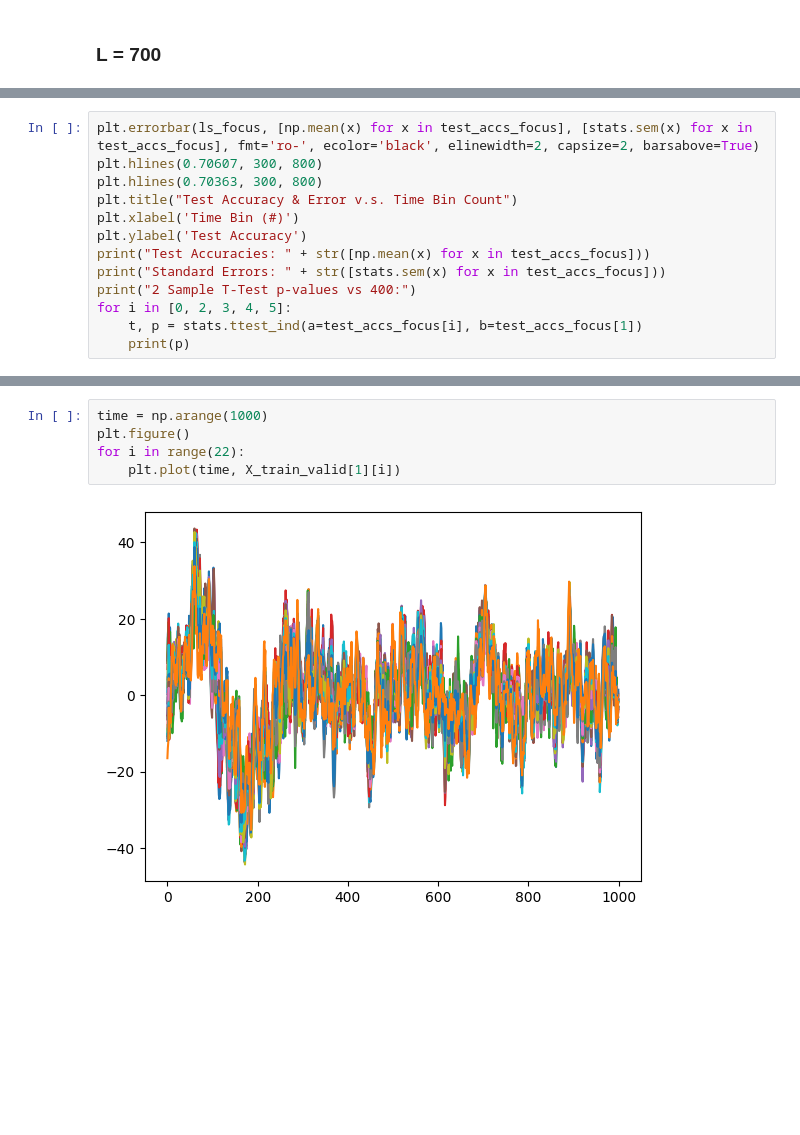
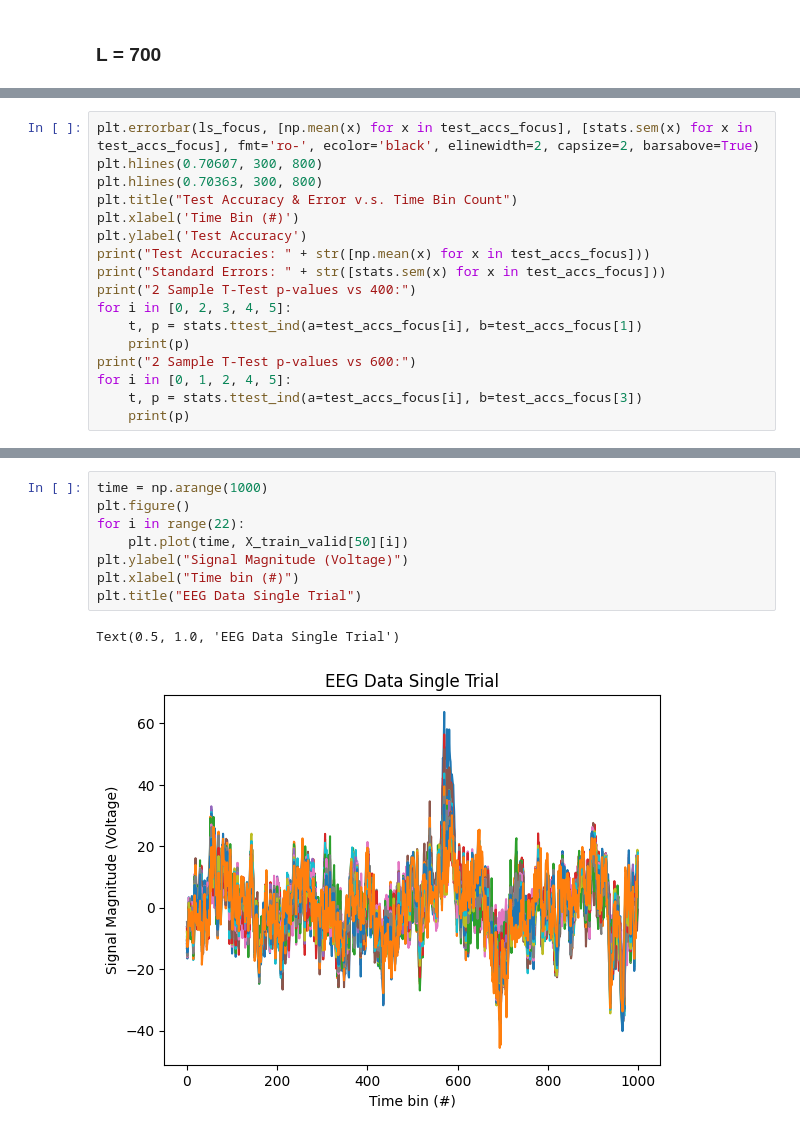
Before and after one commit to TurnerKaminski/ECE147-Final-Project, a Jupyter notebook: Time_bin_Experiment.ipynb, the cells around one changed output, grey strips where cells are left out. Drawn from its saved outputs; the diff is of its cells as text; blank space fills up the shorter version.

```diff
--- a/Time_bin_Experiment.ipynb
+++ b/Time_bin_Experiment.ipynb
@@ -536,6 +451,10 @@ print("2 Sample T-Test p-values vs 400:")
 for i in [0, 2, 3, 4, 5]:
     t, p = stats.ttest_ind(a=test_accs_focus[i], b=test_accs_focus[1])
     print(p)
+print("2 Sample T-Test p-values vs 600:")
+for i in [0, 1, 2, 4, 5]:
+    t, p = stats.ttest_ind(a=test_accs_focus[i], b=test_accs_focus[3])
+    print(p)
 # %% [output]
 Test Accuracies: [0.696387, 0.7162510000000001, 0.704966, 0.7124159999999999, 0.7069970000000001, 0.699774]
 Standard Errors: [0.007226767380909517, 0.006305010080175222, 0.005953978165898831, 0.004232361883288229, 0.004636057724211617, 0.006295109777526607]
@@ -549,7 +483,11 @@ Standard Errors: [0.007226767380909517, 0.006305010080175222, 0.0059539781658988
 # %%
 time = np.arange(1000)
 plt.figure()
 for i in range(22):
-    plt.plot(time, X_train_valid[1][i])
+    plt.plot(time, X_train_valid[50][i])
+plt.ylabel("Signal Magnitude (Voltage)")
+plt.xlabel("Time bin (#)")
+plt.title("EEG Data Single Trial")
 # %% [output]
+Text(0.5, 1.0, 'EEG Data Single Trial')
-[figure, old version]
+[figure, new version]
```
Also changed, not shown: parts of 13 cells of this notebook, 33 other files.
